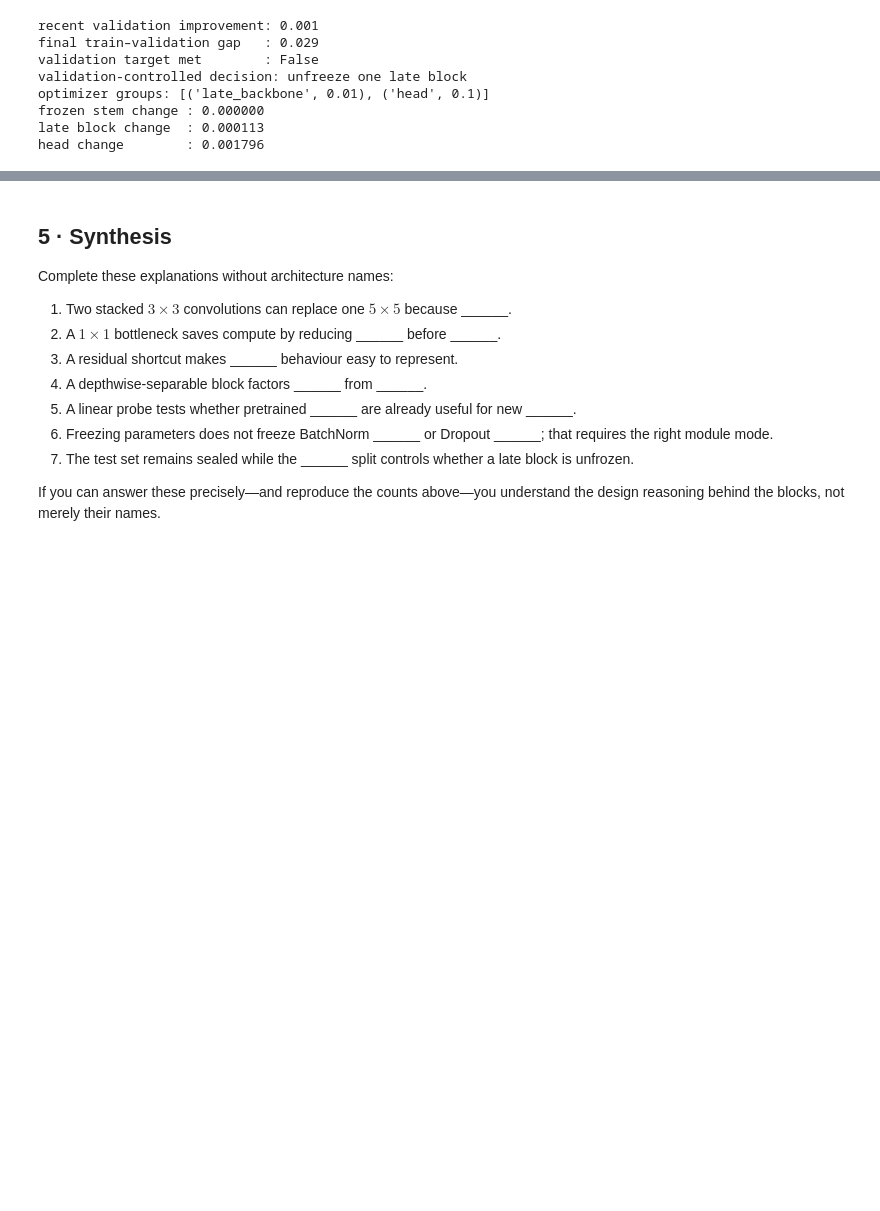
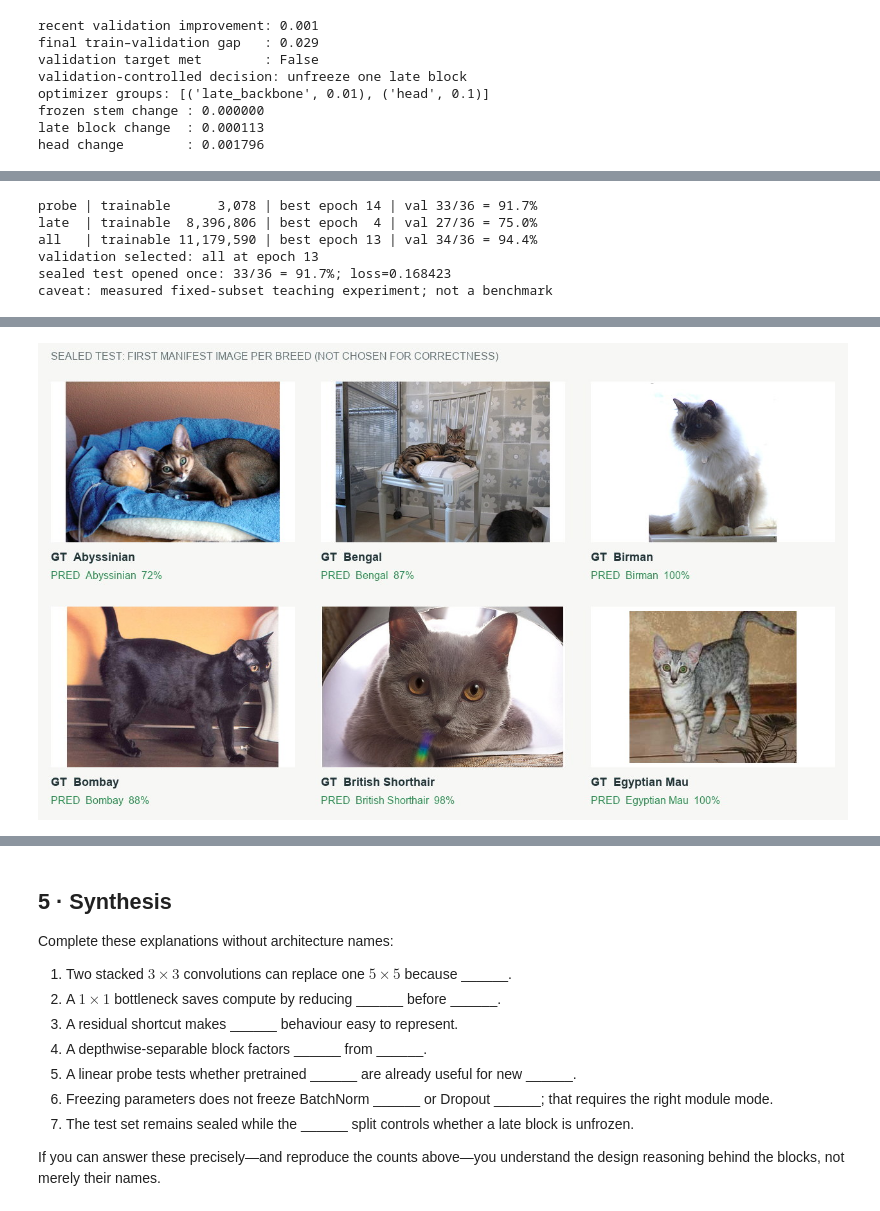
Before and after one commit to nipunbatra/dl-teaching, a Jupyter notebook: notebooks/L08B/01_depthwise_separable_and_transfer_head.ipynb, the cells around one changed output, grey strips where cells are left out. Saved outputs shown, nothing was run; the diff lists cells and outputs as text; code cells hidden in the pictures; blank space fills up the shorter version.

```diff
--- a/notebooks/L08B/01_depthwise_separable_and_transfer_head.ipynb
+++ b/notebooks/L08B/01_depthwise_separable_and_transfer_head.ipynb
@@ -409,0 +608,60 @@ head change        : 0.001796
+# %%
+with (evidence_dir / 'training-history.csv').open(newline='') as handle:
+    history = list(csv.DictReader(handle))
+for row in history:
+    row['epoch'] = int(row['epoch'])
+    for key in ['train_loss', 'train_accuracy', 'val_loss', 'val_accuracy']:
+        row[key] = float(row[key])
+
+stored_regimes = {item['regime']: item for item in results['regimes']}
+best_by_regime = {}
+for regime in ['probe', 'late', 'all']:
+    rows = [row for row in history if row['regime'] == regime]
+    assert len(rows) == results['protocol']['epochs'] == 15
+    best = max(rows, key=lambda row: (row['val_accuracy'], -row['val_loss'], -row['epoch']))
+    best_by_regime[regime] = best
+    stored = stored_regimes[regime]['best']
+    assert best['epoch'] == stored['epoch']
+    assert math.isclose(best['val_accuracy'], stored['val_accuracy'], abs_tol=1e-12)
+    print(
+        f"{regime:5s} | trainable {stored_regimes[regime]['trainable_parameters']:>10,} "
+        f"| best epoch {best['epoch']:>2} | val {36 * best['val_accuracy']:.0f}/36 = {best['val_accuracy']:.1%}"
+    )
+
+selected_regime = max(
+    best_by_regime,
+    key=lambda regime: (
+        best_by_regime[regime]['val_accuracy'],
+        -stored_regimes[regime]['trainable_parameters'],
+        -best_by_regime[regime]['val_loss'],
+        -best_by_regime[regime]['epoch'],
+    ),
+)
+selection = results['sealed_test_contract']
+assert selected_regime == selection['selected_regime'] == 'all'
+assert best_by_regime[selected_regime]['epoch'] == selection['selected_epoch'] == 13
+assert selection['test_evaluations'] == 1 and selection['test_evaluated_after_selection']
+print(f"validation selected: {selected_regime} at epoch {selection['selected_epoch']}")
+
+# Only now inspect the already-recorded, single selected-checkpoint test pass.
+with (evidence_dir / 'sealed-test-predictions.csv').open(newline='') as handle:
+    predictions = list(csv.DictReader(handle))
+test = results['selected_test']
+assert len(predictions) == test['count'] == 36
+assert sum(int(row['correct']) for row in predictions) == test['correct'] == 33
+assert math.isclose(test['accuracy'], 33 / 36, abs_tol=1e-12)
+for row in predictions:
+    probability_sum = sum(float(row[f'prob_{breed}']) for breed in results['dataset']['breeds'])
+    assert math.isclose(probability_sum, 1.0, abs_tol=2e-6)
+print(f"sealed test opened once: {test['correct']}/{test['count']} = {test['accuracy']:.1%}; loss={test['loss']:.6f}")
+print('caveat:', results['evidence_status'])
+
+display(SVG(filename=str(evidence_dir / 'transfer-curves.svg')))
+display(DisplayImage(filename=str(evidence_dir / 'sealed-test-examples.jpg'), width=980))
+# %% [output]
+probe | trainable      3,078 | best epoch 14 | val 33/36 = 91.7%
+late  | trainable  8,396,806 | best epoch  4 | val 27/36 = 75.0%
+all   | trainable 11,179,590 | best epoch 13 | val 34/36 = 94.4%
+validation selected: all at epoch 13
+sealed test opened once: 33/36 = 91.7%; loss=0.168423
+caveat: measured fixed-subset teaching experiment; not a benchmark
@@ -409,0 +669 @@ head change        : 0.001796
+[figure, added]
```
Also changed, not shown: parts of 13 cells of this notebook, 15 other files.
